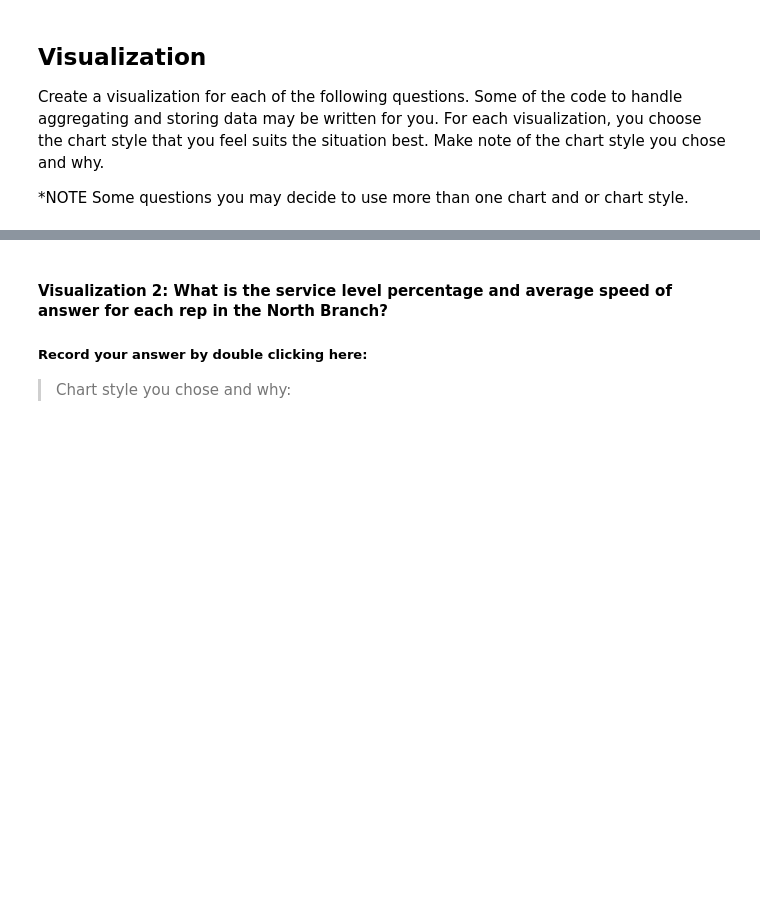
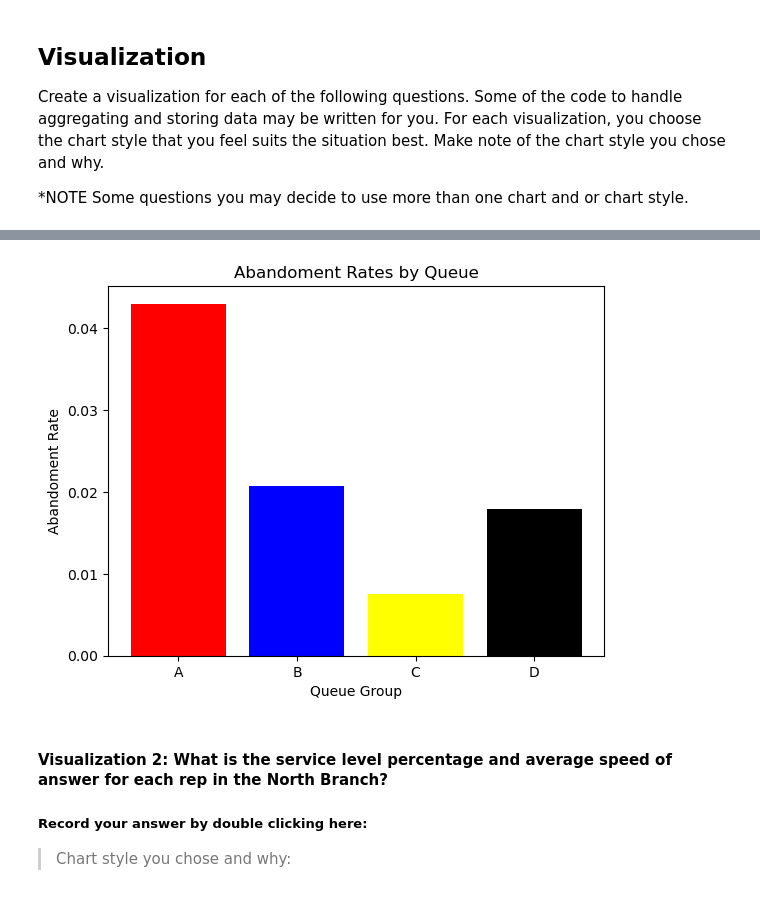
Before and after one commit to mtngrl1916/call-center-cleanup-assignment, a Jupyter notebook: Call_Center_Cleanup.ipynb, the cells around one changed output, grey strips where cells are left out. Drawn from its saved outputs; the diff is of its cells as text; code cells hidden in the pictures; blank space fills up the shorter version.

```diff
--- a/Call_Center_Cleanup.ipynb
+++ b/Call_Center_Cleanup.ipynb
@@ -490,7 +480,8 @@ Create a visualization for each of the following questions. Some of the code to
 # %%
 # Create visualization 1 here
 # Import any additional libraries needed with alias
-
+import seaborn as sns
+import matplotlib.pyplot as plt
 
 
 # The dictionary abandonment_rates has the data you need.
@@ -500,4 +491,6 @@ queue_dict = df.groupby("Queue").agg("sum")
 for i in range(4):
     abandonment_rates[queues[i]] = queue_dict["Abandoned"][i] / queue_dict["Calls"][i]
 
-#Your Code Here:
+# Define dataset using dictionary
+abandonment_table = pd.DataFrame.from_dict(abandonment_rates, orient='index', columns=["Abandonment Rate"])
+abandonment_table
@@ -504,3 +503,13 @@ for i in range(4):
+# %%
+
+# Set bar chart parameters
+plt.bar(abandonment_table.index,abandonment_table['Abandonment Rate'],color=['red', 'blue', 'yellow', 'black']);
+# Adding the aesthetics
+plt.title('Abandoment Rates by Queue');
+plt.xlabel('Queue Group');
+plt.ylabel('Abandoment Rate');
+# %% [output]
+[figure, added]
 # %% [markdown]
 #### Visualization 2: What is the service level percentage and average speed of answer for each rep in the North Branch?
 ##### Record your answer by double clicking here:
```
Also changed, not shown: parts of 7 cells of this notebook.
